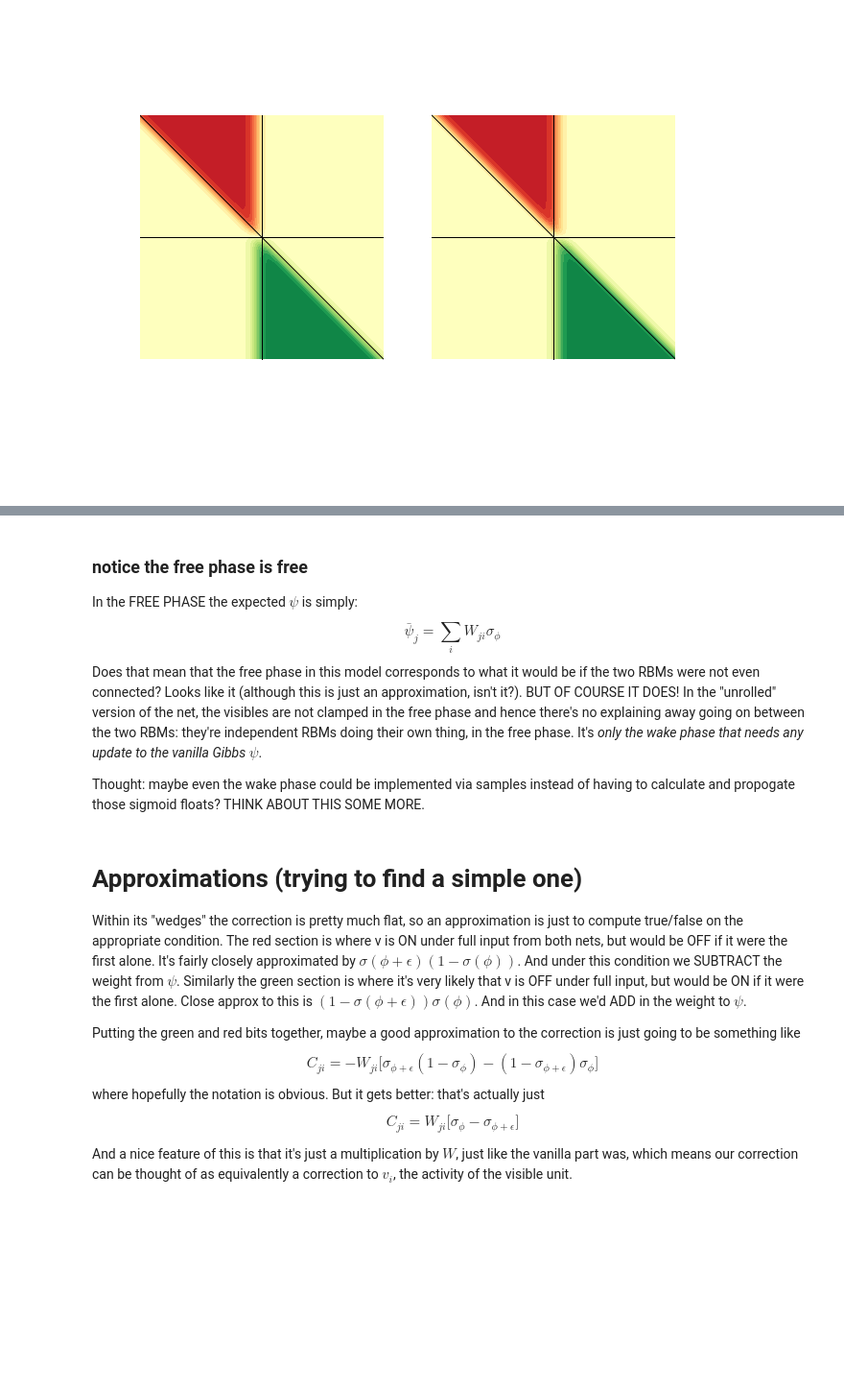
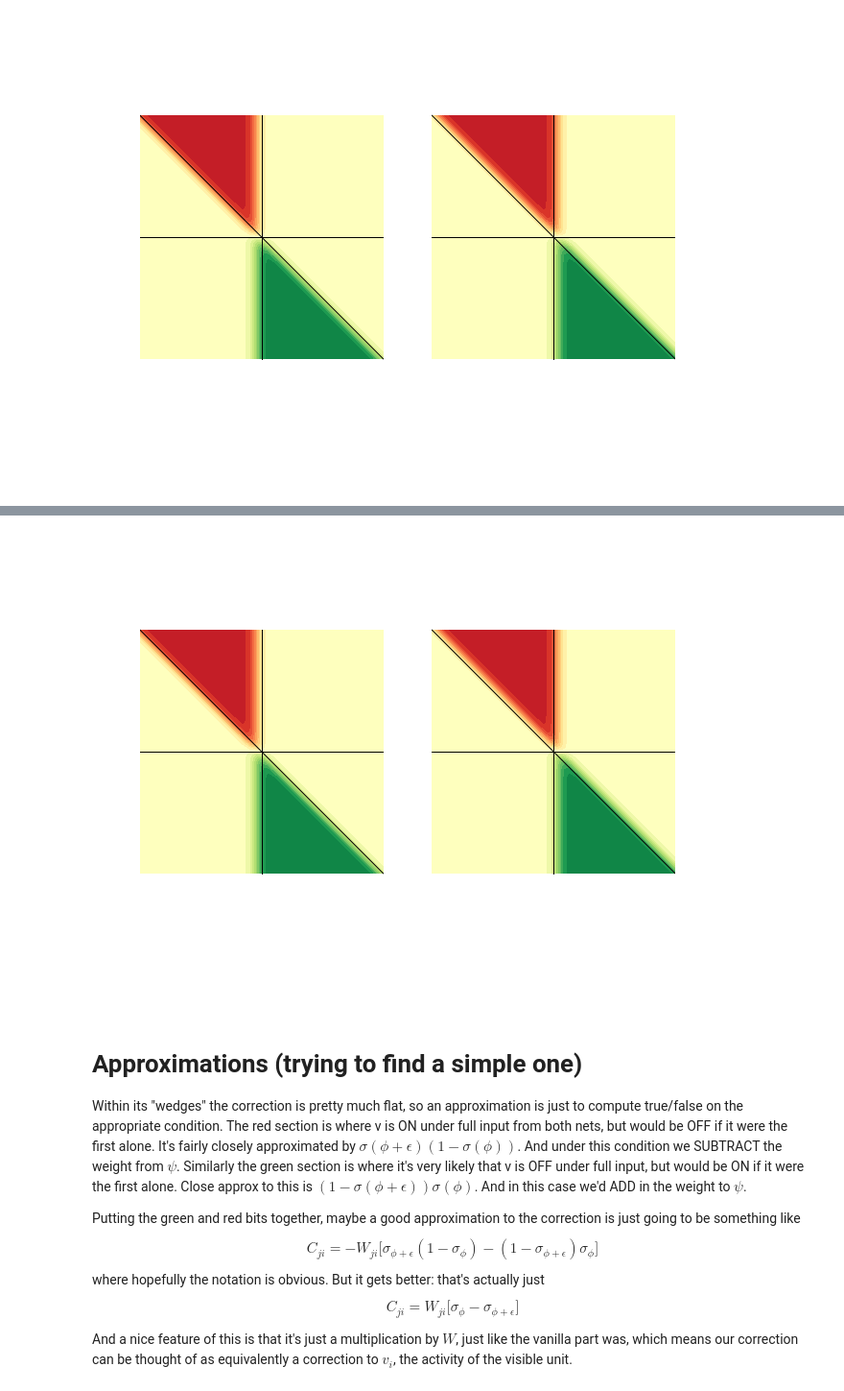
Before and after one commit to garibaldu/multicauseRBM, a Jupyter notebook: Words/oRBM_thinking.ipynb, the cells around one changed output, grey strips where cells are left out. Shown at 96% size. Drawn from its saved outputs; the diff is of its cells as text; code cells hidden in the pictures; blank space fills up the shorter version.

Commit message:
working on the cheap correction story

```diff
--- a/Words/oRBM_thinking.ipynb
+++ b/Words/oRBM_thinking.ipynb
@@ -231,12 +171,36 @@ and similarly for the other RBM.
-# %% [markdown]
-### notice the free phase is free
-In the FREE PHASE the expected $\psi$ is simply:
-$$\bar{\psi}_j = \sum_i W_{ji} \sigma_{\phi}$$
-Does that mean that the free phase in this model corresponds to what it would be if the two RBMs were not even connected?
-Looks like it (although this is just an approximation, isn't it?).
-BUT OF COURSE IT DOES! In the "unrolled" version of the net, the visibles are not clamped in the free phase and hence there's no explaining away going on between the two RBMs: they're independent RBMs doing their own thing, in the free phase. It's *only the wake phase that needs any update to the vanilla Gibbs* $\psi$.
-
-Thought: maybe even the wake phase could be implemented via samples instead of having to calculate and propogate those sigmoid floats? THINK ABOUT THIS SOME MORE.
+# %%
+def calc_APPROX_psi_correction(phi, eps, w, h):
+    # note here the Phi is the full weighted sum into the visible node. We're explicitly taking care of the hidden activation too.
+    correction = np.log(sigmoid(phi+w+eps-h*w)) + np.log( sigmoid(phi-h*w)) - np.log( sigmoid(phi+w-h*w)) - np.log( sigmoid(phi+eps-h*w))
+    return correction
+
+plt.subplot(121)
+psi_correction_h0 = calc_APPROX_psi_correction(phi, eps, wgt, 0)
+C = plt.contourf(phi, eps, psi_correction_h0, levels, origin='lower', cmap=cm.get_cmap(cmap, len(levels)-1))
+#plt.colorbar()
+#plt.title('$h_j=0$')
+plt.xlabel('$\phi_i$ (left network)')
+plt.ylabel('$\phi_i$ (right network)')
+plt.plot([0,0], [-reach, reach],'-k', [-reach, reach], [0,0], '-k', [-reach, reach], [reach,-reach], '-k')
+plt.axis([-reach, reach, -reach, reach])
+plt.axis('off')
+plt.axis('equal')
+plt.xticks([-reach/2,reach/2])
+plt.yticks([-reach/2,reach/2])
+
+plt.subplot(122)
+psi_correction_h0 = calc_psi_correction(phi, eps, wgt, 1)
+#plt.title('$h_j=1$')
+C = plt.contourf(phi, eps, psi_correction_h0, levels, origin='lower', cmap=cm.get_cmap(cmap, len(levels)-1))
+plt.plot([0,0], [-reach, reach],'-k', [-reach, reach], [0,0], '-k', [-reach, reach], [reach,-reach], '-k')
+plt.axis('off')
+plt.axis('equal')
+plt.xticks([-reach/2,reach/2])
+plt.yticks([-reach/2,reach/2])
+
+plt.savefig('correction.png', dpi=200)
+# %% [output]
+[figure, added]
 # %% [markdown]
 # Approximations (trying to find a simple one)
 Within its "wedges" the correction is pretty much flat, so an approximation is just to compute true/false on the appropriate condition. The red section is where v is ON under full input from both nets, but would be OFF if it were the first alone. It's fairly closely approximated by $\sigma(\phi+\epsilon) (1-\sigma(\phi))$. And under this condition we SUBTRACT the weight from $\psi$. Similarly the green section is where it's very likely that v is OFF under full input, but would be ON if it were the first alone. Close approx to this is $(1-\sigma(\phi+\epsilon)) \sigma(\phi)$. And in this case we'd ADD in the weight to $\psi$.
```
Also changed, not shown: parts of 7 cells of this notebook.
